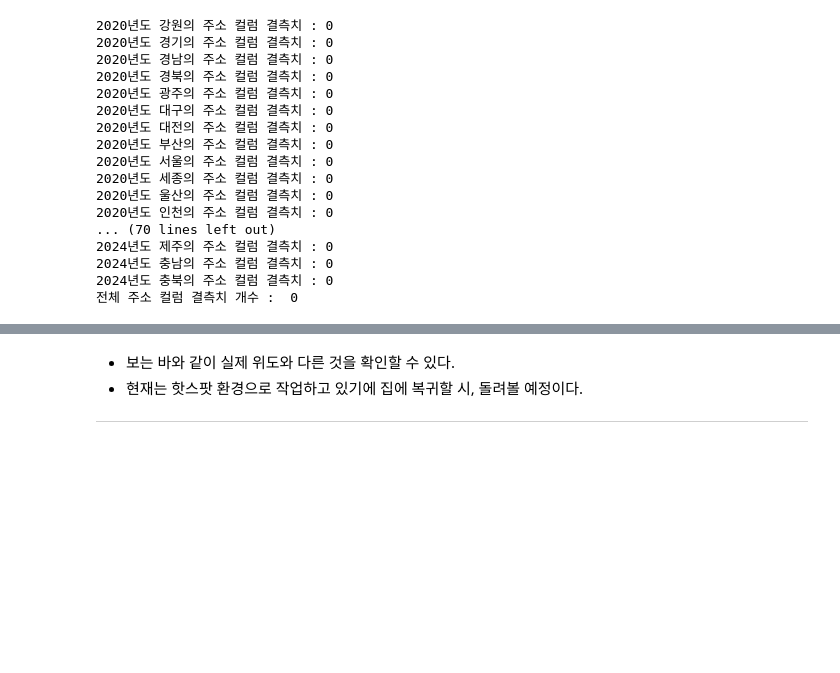
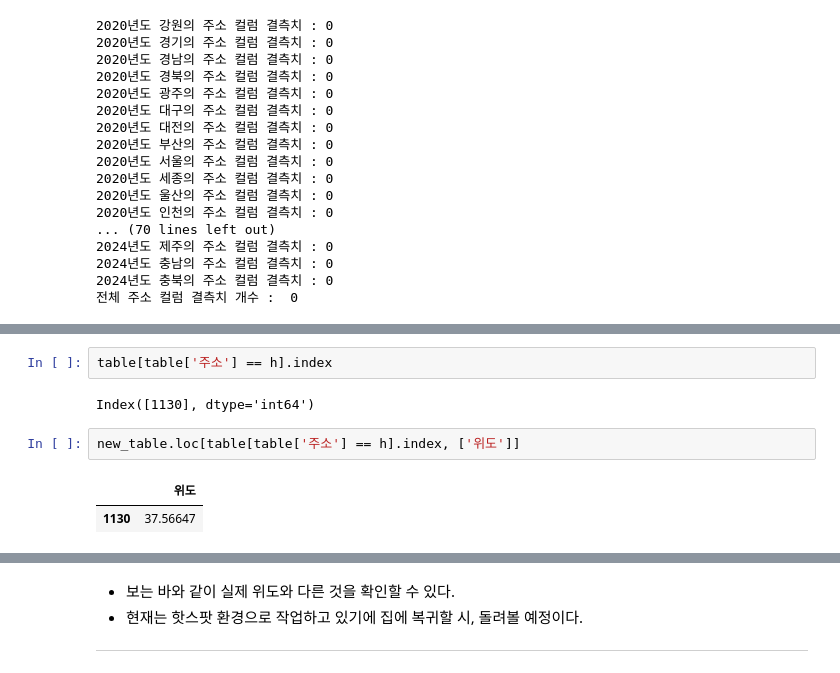
Before and after one commit to NeatyNut/-------, a Jupyter notebook: Analyst.ipynb, the cells around one changed output, grey strips where cells are left out. Drawn from its saved outputs; the diff is of its cells as text; blank space fills up the shorter version.

```diff
--- a/Analyst.ipynb
+++ b/Analyst.ipynb
@@ -560,0 +582,9 @@ print("전체 주소 컬럼 결측치 개수 : ", address_null_count)
+# %%
+table[table['주소'] == h].index
+# %% [output]
+Index([1130], dtype='int64')
+# %%
+new_table.loc[table[table['주소'] == h].index, ['위도']]
+# %% [output]
+|  | 위도 |
+| 1130 | 37.56647 |
```
Also changed, not shown: parts of 6 cells of this notebook.
